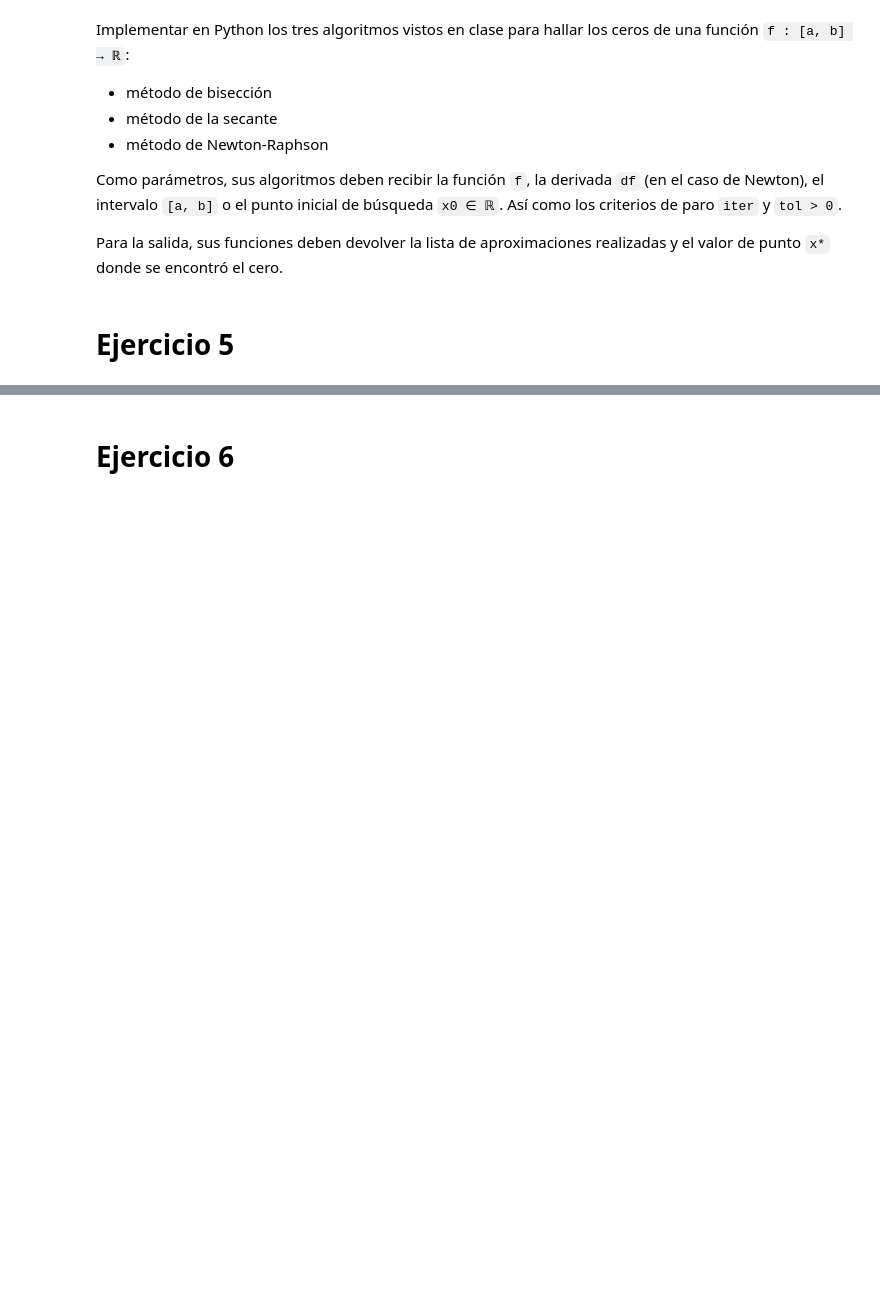
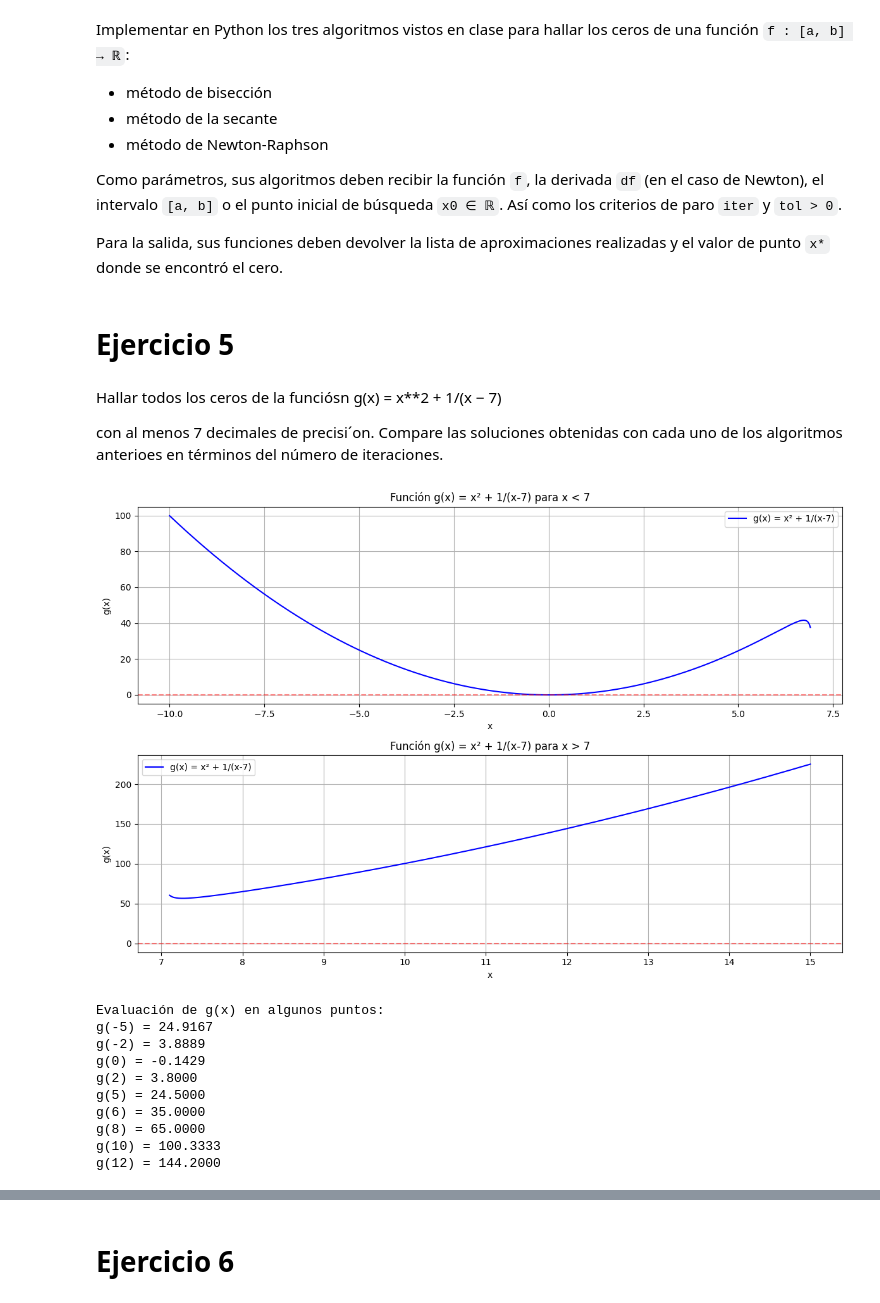
Before and after one commit to wwIrvingww/Laboratorios_Simulacion, a Jupyter notebook: Lab2/lab_2.ipynb, the cells around one changed output, grey strips where cells are left out. Cells and saved outputs as stored; diff of their text form; code cells hidden in the pictures; blank space fills up the shorter version.

```diff
--- a/Lab2/lab_2.ipynb
+++ b/Lab2/lab_2.ipynb
@@ -111,3 +111,68 @@ def metodo_newton(f, df, x0, tol=1e-6, iter_max=100):
     return aproximaciones, aproximaciones[-1]
 # %% [markdown]
 # Ejercicio 5
+# %% [markdown]
+Hallar todos los ceros de la funciósn
+g(x) = x**2 + 1/(x − 7)
+
+con al menos 7 decimales de precisi´on.
+Compare las soluciones obtenidas con cada uno de los algoritmos anterioes en términos del número de iteraciones.
+# %%
+import numpy as np
+import matplotlib.pyplot as plt
+
+# Definir la función g(x) = x^2 + 1/(x - 7)
+def g(x):
+    return x**2 + 1/(x - 7)
+
+# Derivada de g(x): g'(x) = 2x - 1/(x - 7)^2
+def dg(x):
+    return 2*x - 1/(x - 7)**2
+
+# Primero, analicemos la función para identificar los intervalos donde pueden estar los ceros
+# La función tiene una asíntota vertical en x = 7, así que necesitamos buscar en (-∞, 7) y (7, ∞)
+
+# Graficar la función para visualizar los ceros
+x1 = np.linspace(-10, 6.9, 1000)
+x2 = np.linspace(7.1, 15, 1000)
+
+plt.figure(figsize=(12, 8))
+plt.subplot(2, 1, 1)
+plt.plot(x1, g(x1), 'b-', label='g(x) = x² + 1/(x-7)')
+plt.axhline(y=0, color='r', linestyle='--', alpha=0.5)
+plt.grid(True)
+plt.title('Función g(x) = x² + 1/(x-7) para x < 7')
+plt.xlabel('x')
+plt.ylabel('g(x)')
+plt.legend()
+
+plt.subplot(2, 1, 2)
+plt.plot(x2, g(x2), 'b-', label='g(x) = x² + 1/(x-7)')
+plt.axhline(y=0, color='r', linestyle='--', alpha=0.5)
+plt.grid(True)
+plt.title('Función g(x) = x² + 1/(x-7) para x > 7')
+plt.xlabel('x')
+plt.ylabel('g(x)')
+plt.legend()
+
+plt.tight_layout()
+plt.show()
+
+# Evaluar la función en algunos puntos para identificar cambios de signo
+print("Evaluación de g(x) en algunos puntos:")
+puntos_test = [-5, -2, 0, 2, 5, 6, 8, 10, 12]
+for x in puntos_test:
+    if x != 7:  # Evitar la asíntota
+        print(f"g({x}) = {g(x):.4f}")
+# %% [output]
+[figure, added]
+Evaluación de g(x) en algunos puntos:
+g(-5) = 24.9167
+g(-2) = 3.8889
+g(0) = -0.1429
+g(2) = 3.8000
+g(5) = 24.5000
+g(6) = 35.0000
+g(8) = 65.0000
+g(10) = 100.3333
+g(12) = 144.2000
```
Also changed, not shown: parts of 2 cells of this notebook.
